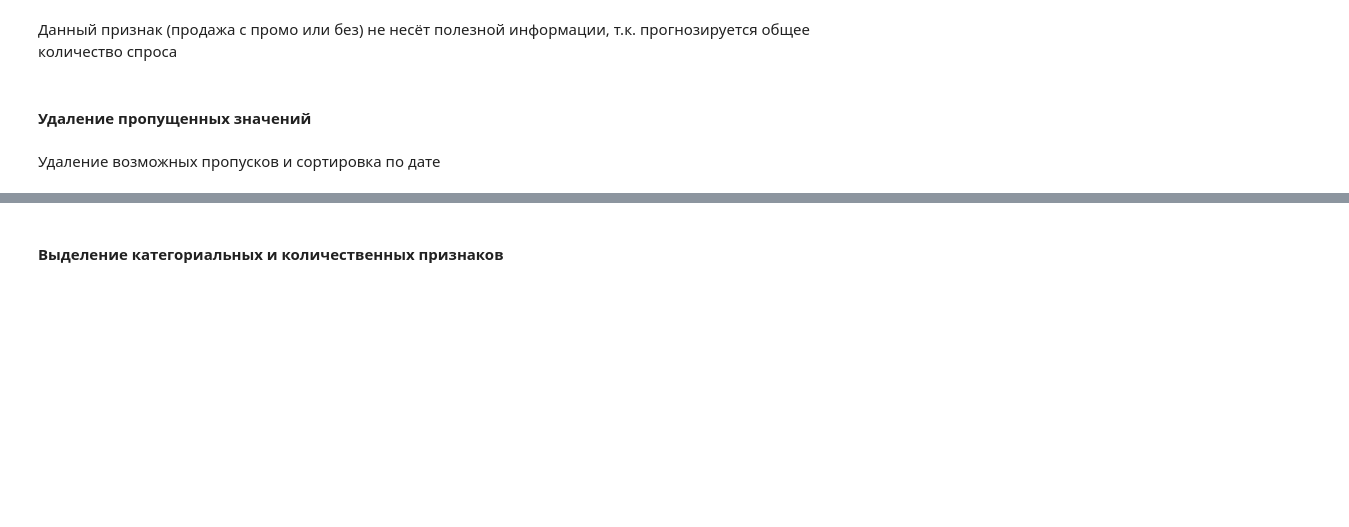
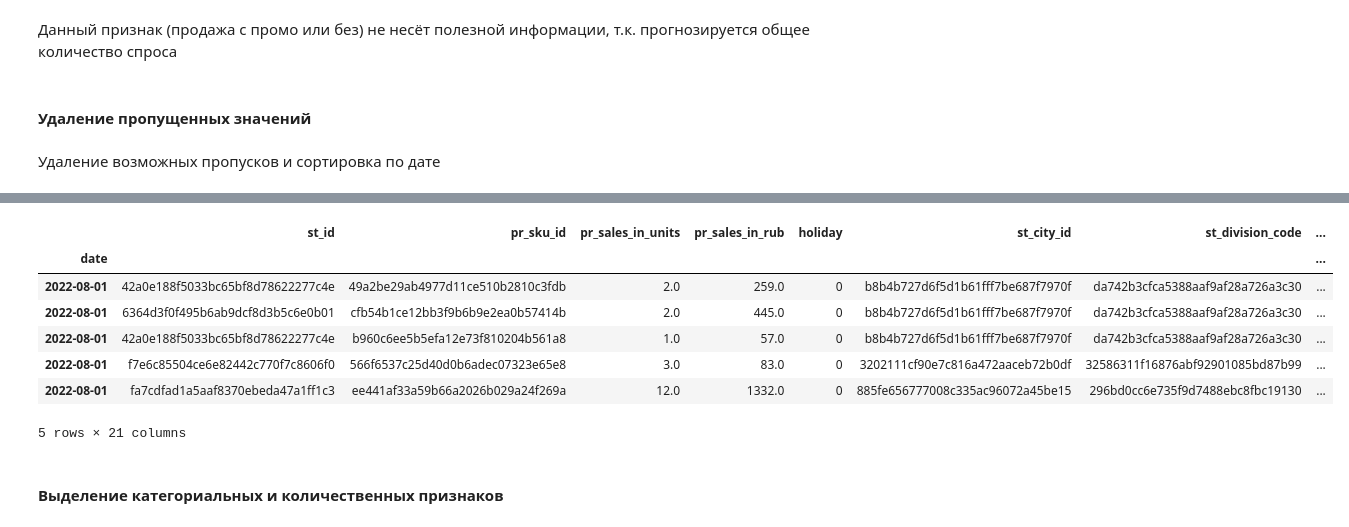
Before and after one commit to denis-42ds/demand_forecast_retailer, a Jupyter notebook: demand_forecast.ipynb, the cells around one changed output, grey strips where cells are left out. Cells and saved outputs as stored; diff of their text form; code cells hidden in the pictures; blank space fills up the shorter version.

```diff
--- a/demand_forecast.ipynb
+++ b/demand_forecast.ipynb
@@ -607,3 +631,19 @@ total = total.sort_values(by='date')
+# %%
+total['month'] = total['day'].dt.month
+total['year'] = total['day'].dt.year
+total['weekday'] = total['day'].dt.weekday
+total['dt'] = total['day']
+total['day'] = total['dt'].dt.day
+total.head(5)
+# %% [output]
+|  | st_id | pr_sku_id | pr_sales_in_units | pr_sales_in_rub | holiday | st_city_id | st_division_code | ... |
+| date |  |  |  |  |  |  |  | ... |
+| 2022-08-01 | 42a0e188f5033bc65bf8d78622277c4e | 49a2be29ab4977d11ce510b2810c3fdb | 2.0 | 259.0 | 0 | b8b4b727d6f5d1b61fff7be687f7970f | da742b3cfca5388aaf9af28a726a3c30 | ... |
+| 2022-08-01 | 6364d3f0f495b6ab9dcf8d3b5c6e0b01 | cfb54b1ce12bb3f9b6b9e2ea0b57414b | 2.0 | 445.0 | 0 | b8b4b727d6f5d1b61fff7be687f7970f | da742b3cfca5388aaf9af28a726a3c30 | ... |
+| 2022-08-01 | 42a0e188f5033bc65bf8d78622277c4e | b960c6ee5b5efa12e73f810204b561a8 | 1.0 | 57.0 | 0 | b8b4b727d6f5d1b61fff7be687f7970f | da742b3cfca5388aaf9af28a726a3c30 | ... |
+| 2022-08-01 | f7e6c85504ce6e82442c770f7c8606f0 | 566f6537c25d40d0b6adec07323e65e8 | 3.0 | 83.0 | 0 | 3202111cf90e7c816a472aaceb72b0df | 32586311f16876abf92901085bd87b99 | ... |
+| 2022-08-01 | fa7cdfad1a5aaf8370ebeda47a1ff1c3 | ee441af33a59b66a2026b029a24f269a | 12.0 | 1332.0 | 0 | 885fe656777008c335ac96072a45be15 | 296bd0cc6e735f9d7488ebc8fbc19130 | ... |
+5 rows × 21 columns
 # %% [markdown]
 #### Выделение категориальных и количественных признаков
 # %%
```
Also changed, not shown: parts of 21 cells of this notebook.
